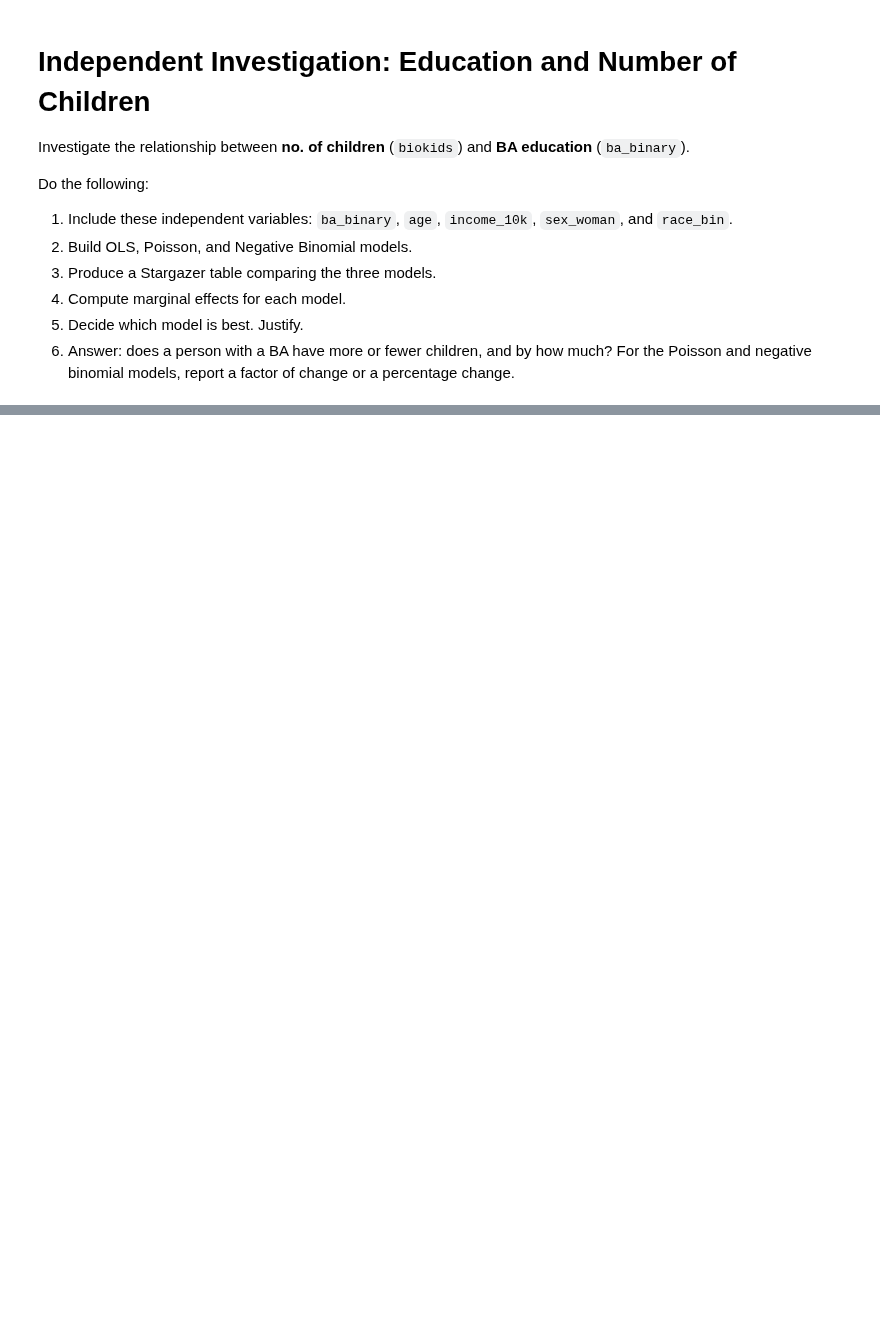
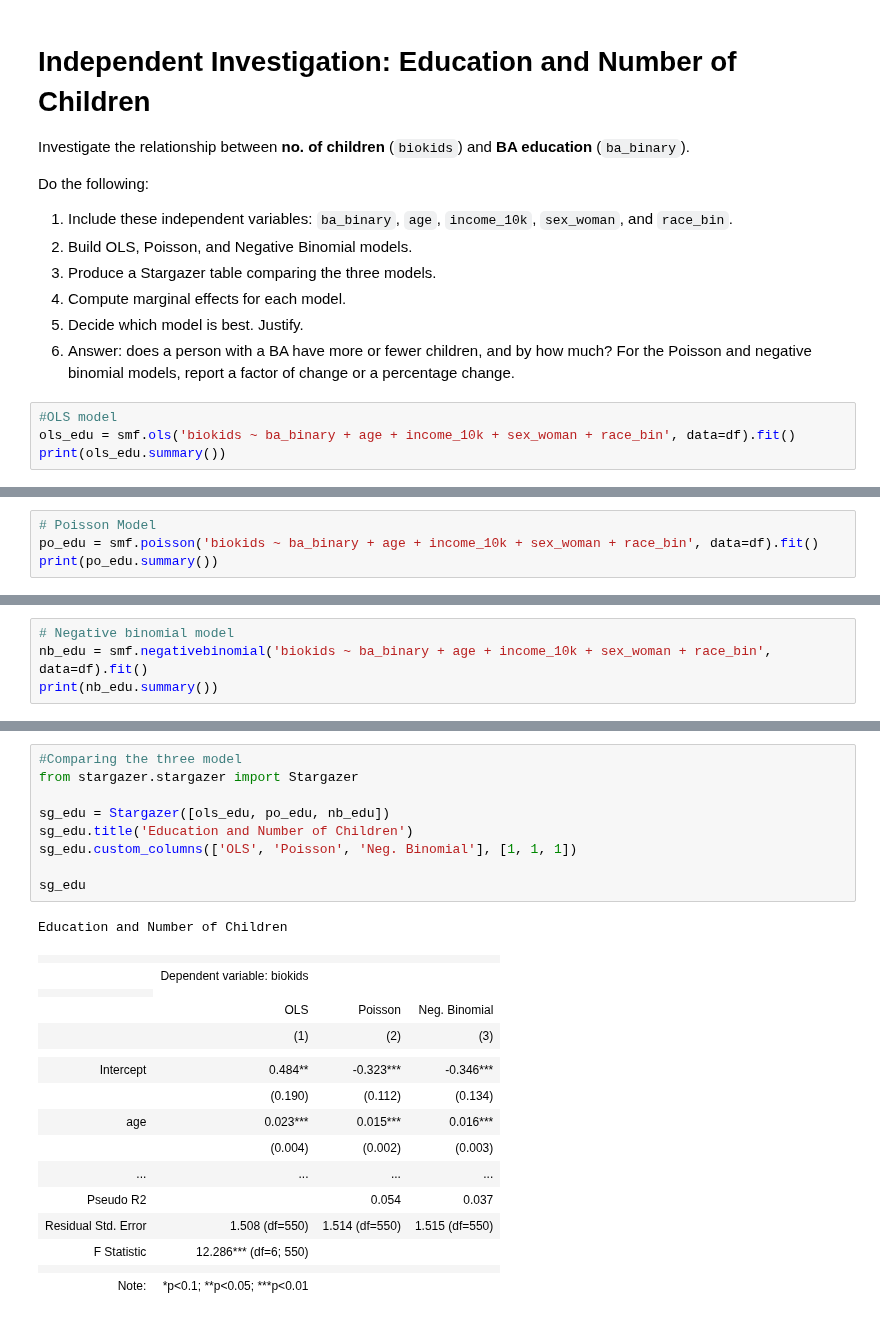
Before and after one commit to Jianru-Yang/hs4002labs_2026, a Jupyter notebook: week8/week8_notebook_student.ipynb, the cells around one changed output, grey strips where cells are left out. Drawn from its saved outputs; the diff is of its cells as text; blank space fills up the shorter version.

```diff
--- a/week8/week8_notebook_student.ipynb
+++ b/week8/week8_notebook_student.ipynb
@@ -165,3 +366,7 @@ Do the following:
 4. Compute marginal effects for each model.
 5. Decide which model is best. Justify.
 6. Answer: does a person with a BA have more or fewer children, and by how much? For the Poisson and negative binomial models, report a factor of change or a percentage change.
+# %%
+#OLS model
+ols_edu = smf.ols('biokids ~ ba_binary + age + income_10k + sex_woman + race_bin', data=df).fit()
+print(ols_edu.summary())
@@ -167,0 +391,4 @@ Do the following:
+# %%
+# Poisson Model
+po_edu = smf.poisson('biokids ~ ba_binary + age + income_10k + sex_woman + race_bin', data=df).fit()
+print(po_edu.summary())
@@ -167,0 +413,4 @@ Do the following:
+# %%
+# Negative binomial model
+nb_edu = smf.negativebinomial('biokids ~ ba_binary + age + income_10k + sex_woman + race_bin', data=df).fit()
+print(nb_edu.summary())
@@ -167,0 +435,27 @@ Do the following:
+# %%
+#Comparing the three model
+from stargazer.stargazer import Stargazer
+
+sg_edu = Stargazer([ols_edu, po_edu, nb_edu])
+sg_edu.title('Education and Number of Children')
+sg_edu.custom_columns(['OLS', 'Poisson', 'Neg. Binomial'], [1, 1, 1])
+
+sg_edu
+# %% [output]
+Education and Number of Children
+|  |  |  |  |
+|  | Dependent variable: biokids |  |  |
+|  |
+|  | OLS | Poisson | Neg. Binomial |
+|  | (1) | (2) | (3) |
+|  |  |  |  |
+| Intercept | 0.484** | -0.323*** | -0.346*** |
+|  | (0.190) | (0.112) | (0.134) |
+| age | 0.023*** | 0.015*** | 0.016*** |
+|  | (0.004) | (0.002) | (0.003) |
+| ... | ... | ... | ... |
+| Pseudo R2 |  | 0.054 | 0.037 |
+| Residual Std. Error | 1.508 (df=550) | 1.514 (df=550) | 1.515 (df=550) |
+| F Statistic | 12.286*** (df=6; 550) |  |  |
+|  |  |  |  |
+| Note: | *p<0.1; **p<0.05; ***p<0.01 |  |  |
```
Also changed, not shown: parts of 31 cells of this notebook.
